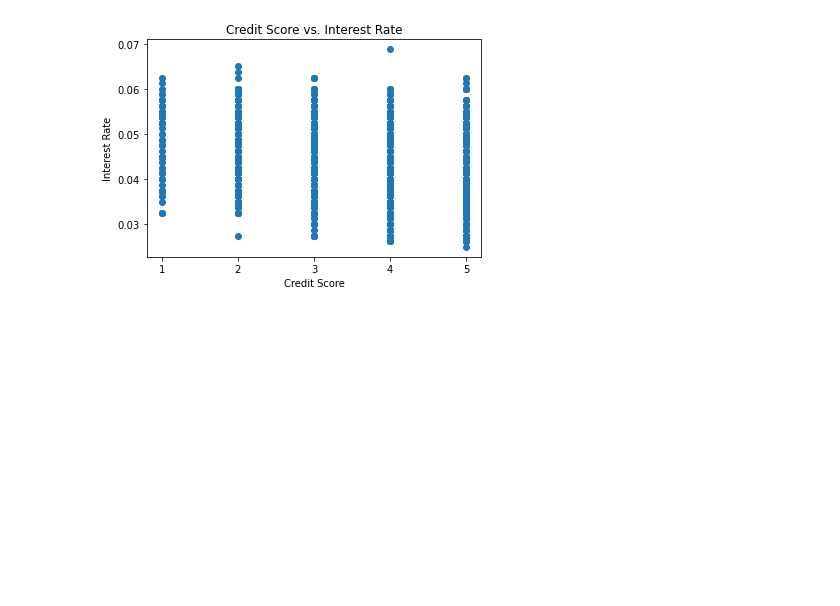
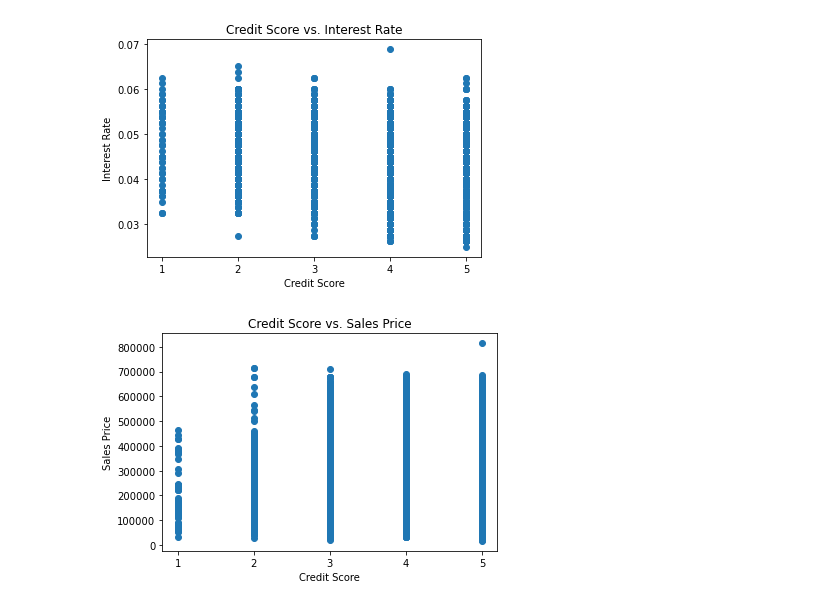
Before and after one commit to bmkennedyii/Project_1, a Jupyter notebook: Graphs.ipynb, the cells around one changed output. Cells and saved outputs as stored; diff of their text form; code cells hidden in the pictures; blank space fills up the shorter version.

Commit message:
Added various graphs

```diff
--- a/Graphs.ipynb
+++ b/Graphs.ipynb
@@ -316,3 +312,14 @@ plt.xticks(np.arange(1, 6, step=1))
 plt.show()
 # %% [output]
 [figure]
+# %%
+credit= df["Credit Score"]
+amount = df["Amount"]
+plt.scatter(credit, amount)
+plt.xlabel("Credit Score")
+plt.ylabel("Sales Price")
+plt.title("Credit Score vs. Sales Price")
+plt.xticks(np.arange(1, 6, step=1))
+plt.show()
+# %% [output]
+[figure, added]
```
Also changed, not shown: parts of 13 cells of this notebook.
